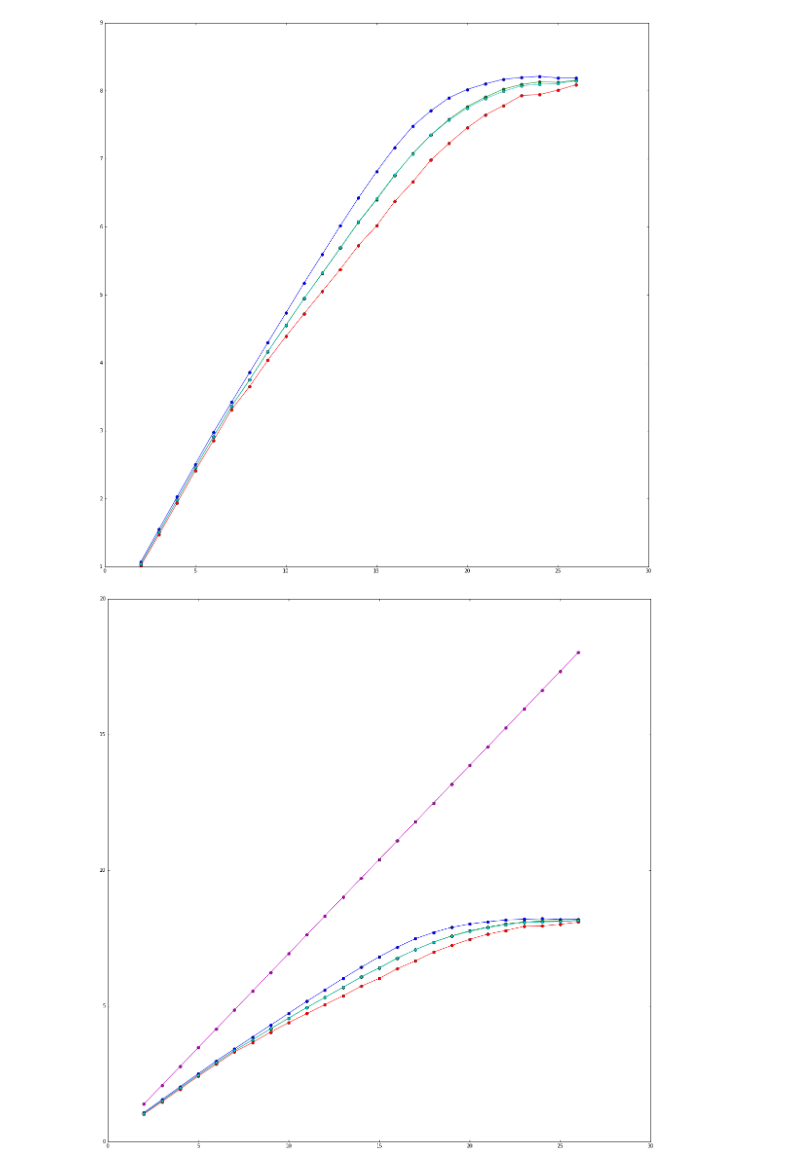
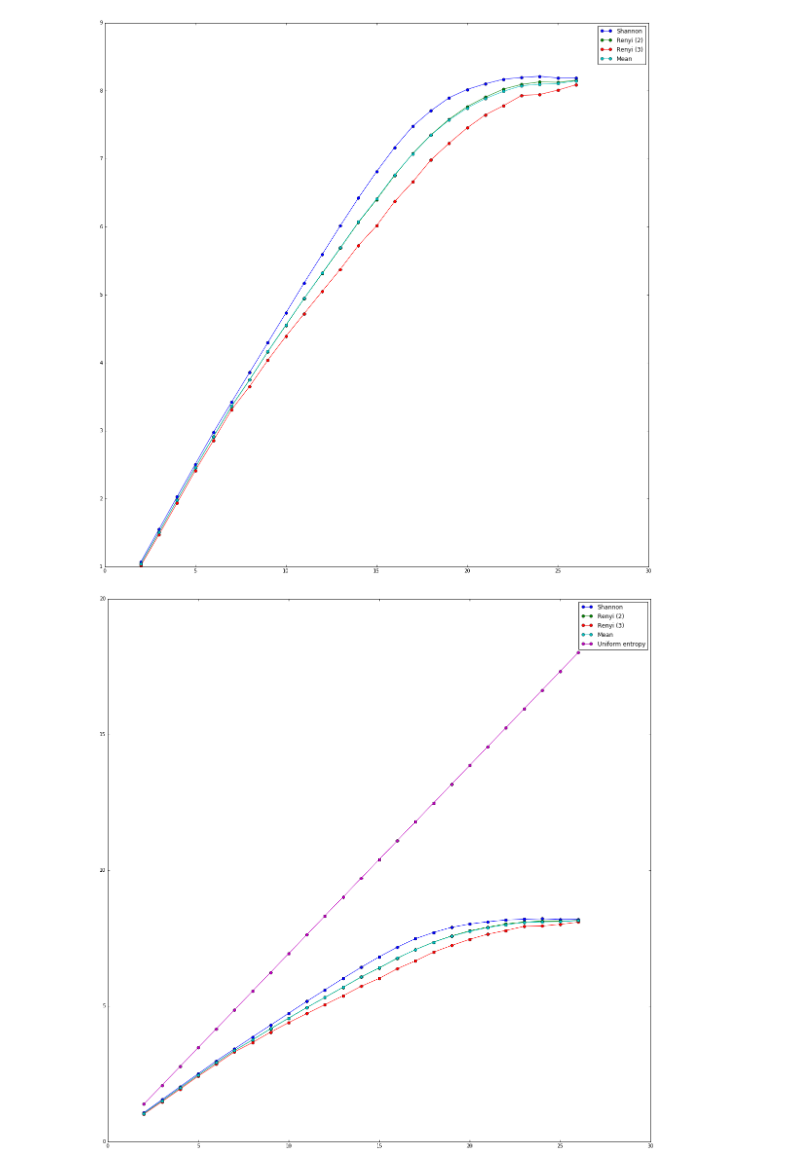
Before and after one commit to char-lie/physical-informatics, a Jupyter notebook: Lab1/lab1.ipynb, the cells around one changed output. Saved outputs shown, nothing was run; the diff lists cells and outputs as text; code cells hidden in the pictures.

Commit message:
Added legends to charts

```diff
--- a/Lab1/lab1.ipynb
+++ b/Lab1/lab1.ipynb
@@ -31,14 +31,15 @@ def H(probabilities):
     indices = probabilities>0
     return -(log(probabilities[indices]) * probabilities[indices]).sum()
 # %%
-def show_entropies(entropies, errors=None, count=None):
-    for entropy in entropies:
+def show_entropies(entropies, errors=None, count=None, labels=None):
+    for entropy, label in zip(entropies, labels):
         if count is None:
-            plt.plot(BITS_RANGE, entropy, '-o')
+            plt.plot(BITS_RANGE, entropy, '-o', label=label)
         else:
-            plt.plot(BITS_RANGE[:count], entropy, '-o')
+            plt.plot(BITS_RANGE[:count], entropy, '-o', label=label)
     if errors is not None:
         plt.errorbar(**errors)
+    plt.legend()
     plt.show()
 # %%
 source_sequence = array(list(generate(INITIAL, MU, N)))
@@ -56,15 +57,15 @@ show_entropies([shannon_entropies, renyi_entropies2, renyi_entropies3])
 # %%
 means = array([shannon_entropies, renyi_entropies2, renyi_entropies3]).mean(axis=0)
 # %%
-show_entropies([shannon_entropies, renyi_entropies2, renyi_entropies3, means])
+show_entropies([shannon_entropies, renyi_entropies2, renyi_entropies3, means], labels=['Shannon', 'Renyi (2)', 'Renyi (3)', 'Mean'])
 # %% [output]
-[figure, old version]
+[figure, new version]
 # %%
 shannon_entropies_chaos = [-log(2**(-n)) for n in BITS_RANGE]
 renyi_entropies2_chaos = [-log((2**n) * (2**(-2*n))) for n in BITS_RANGE]
 renyi_entropies3_chaos = [-log((2**n) * (2**(-3*n)))/2 for n in BITS_RANGE]
 # %%
-show_entropies([shannon_entropies, renyi_entropies2, renyi_entropies3, means, shannon_entropies_chaos])
+show_entropies([shannon_entropies, renyi_entropies2, renyi_entropies3, means, shannon_entropies_chaos], labels=['Shannon', 'Renyi (2)', 'Renyi (3)', 'Mean', 'Uniform entropy'])
 # %% [output]
-[figure, old version]
+[figure, new version]
 # %%
```
Also changed, not shown: parts of 5 cells of this notebook.
